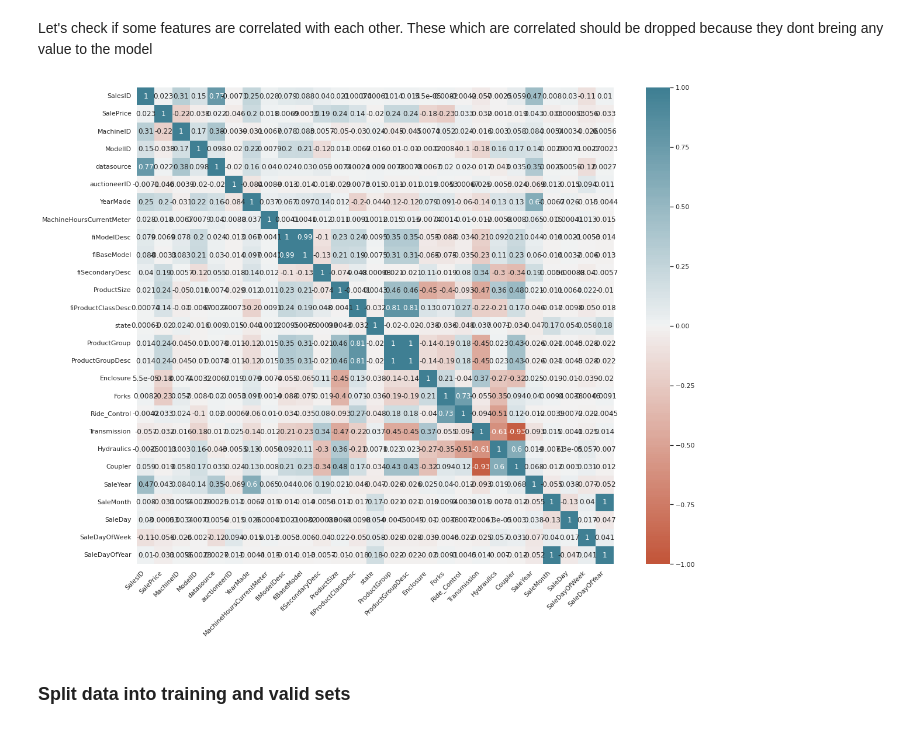
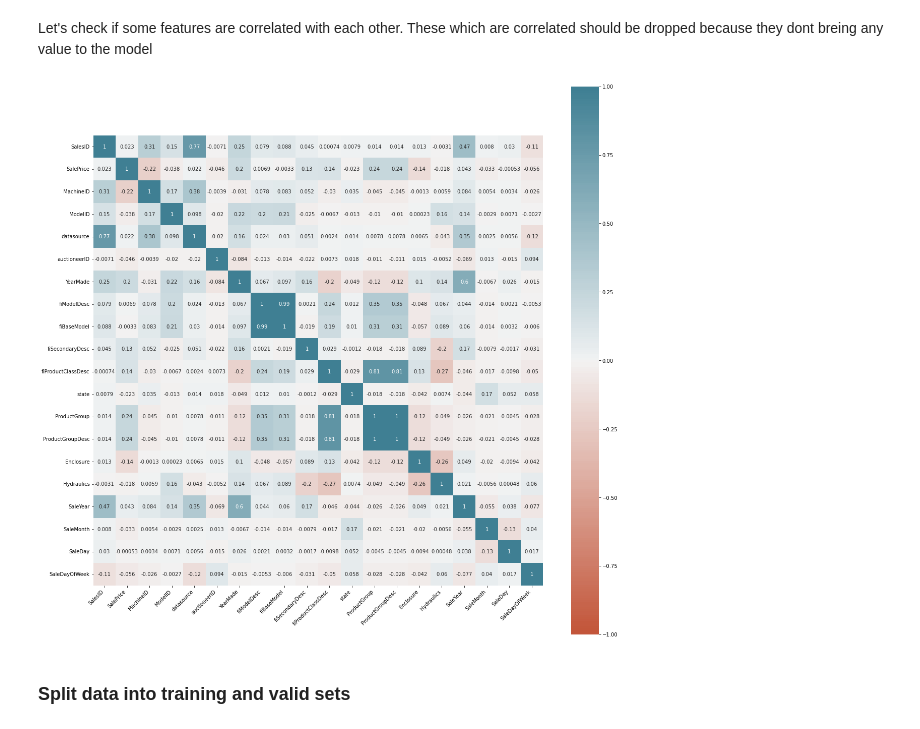
Before and after one commit to kriszieba/machine-sales, a Jupyter notebook: notebooks_data/Modelling.ipynb, the cells around one changed output. Cells and saved outputs as stored; diff of their text form; code cells hidden in the pictures.

Commit message:
model fixes

```diff
--- a/notebooks_data/Modelling.ipynb
+++ b/notebooks_data/Modelling.ipynb
@@ -13,7 +13,7 @@ import pickle
 import json
 # %%
 # load cleaned train and validation dataset
-df = pd.read_csv('TrainAndValidCleaned.csv', parse_dates=["saledate"], low_memory=False)
+df = pd.read_csv('TrainAndValidCleaned.csv', low_memory=False)
 # %%
 df.info()
 # %% [output]
@@ -37,29 +37,27 @@ memory usage: 89.3 MB
 # %% [markdown]
 ## Cleaning data: dropping unnecessary features
-# %%
-# First let's drop some columns that will not bring us any value to the model.
-df = df.drop(['auctioneerID_is_missing', 'YearMade_is_missing', 'MachineHoursCurrentMeter_is_missing'], axis=1)
-# In addition we drop saleedata that is in datetime format. This causes trouble during model fitting. We have this information in SaleX columns
-df = df.drop(['saledate'], axis=1)
 # %% [markdown]
 Let's check if some features are correlated with each other. These which are correlated should be dropped because they dont breing any value to the model
 # %%
 corr = df.corr()
-sns.set(rc={'figure.figsize':(20,15)})
+
+fig, ax = plt.subplots(figsize=(20, 20))
 ax = sns.heatmap(
     corr,
     vmin=-1, vmax=1, center=0,
     cmap=sns.diverging_palette(20, 220, n=200),
     square=True,
     annot=True
 )
 ax.set_xticklabels(
     ax.get_xticklabels(),
     rotation=45,
     horizontalalignment='right'
-);
+)
+
+plt.show()
 # %% [output]
-[figure, old version]
+[figure, new version]
 # %%
 # We can easily drop: 'ProductGroupDesc', 'fiModelDesc' because they are correlated with other features
 df = df.drop(['ProductGroupDesc', 'fiModelDesc'], axis=1)
```
Also changed, not shown: parts of 25 cells of this notebook, 2 other files.
